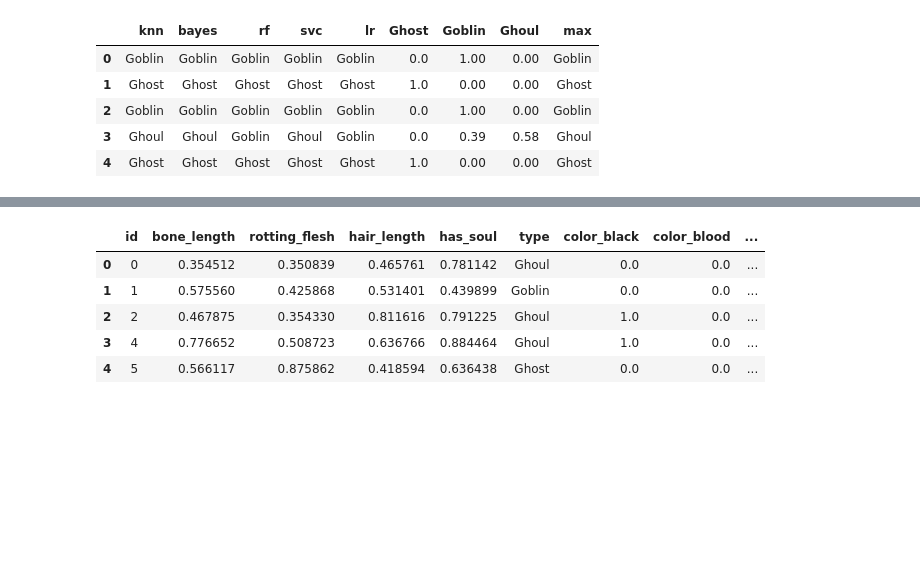
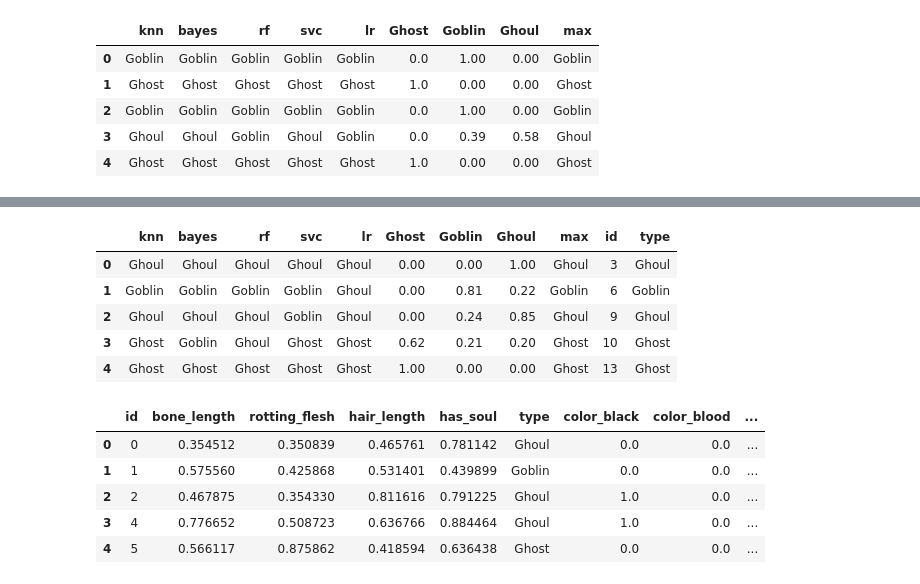
Before and after one commit to itaraday/Ghouls-Goblins-and-Ghosts, a Jupyter notebook: Ghouls, Goblins, and Ghosts... Boo!.ipynb, the cells around one changed output, grey strips where cells are left out. Saved outputs shown, nothing was run; the diff lists cells and outputs as text; code cells hidden in the pictures; blank space fills up the shorter version.

```diff
--- a/Ghouls, Goblins, and Ghosts... Boo!.ipynb
+++ b/Ghouls, Goblins, and Ghosts... Boo!.ipynb
@@ -27,6 +27,7 @@ import sklearn.metrics as met
 # %%
 train = pd.read_csv("train.csv")
 test = pd.read_csv("test.csv")
+ids = test.pop("id")
 train.columns.tolist()
 # %% [output]
 ['id',
@@ -376,3 +377,18 @@ preds.head()
 | 2 | Goblin | Goblin | Goblin | Goblin | Goblin | 0.0 | 1.00 | 0.00 | Goblin |
 | 3 | Ghoul | Ghoul | Goblin | Ghoul | Goblin | 0.0 | 0.39 | 0.58 | Ghoul |
 | 4 | Ghost | Ghost | Ghost | Ghost | Ghost | 1.0 | 0.00 | 0.00 | Ghost |
+# %%
+tests_fnl = {}
+preds_fnl = pd.DataFrame()
+
+tests_fnl['lr'] = LogisticRegression(penalty='l2',C=1000000,class_weight="balanced")
+tests_fnl['rf'] = RandomForestClassifier(n_estimators=750, n_jobs=-1)
+tests_fnl['knn'] = KNeighborsClassifier(n_neighbors=4)
+tests_fnl['svc'] = svm.NuSVC()
+tests_fnl['bayes'] = GaussianNB()
+
+for key in tests:
+    tests_fnl[key].fit(df_train,y)
+    y_pred= tests[key].predict(df_test)
+    preds_fnl[key] = y_pred
+preds_fnl.head()
@@ -378,0 +402,17 @@ preds.head()
+# %%
+preds_fnl["Ghost"] = 0.0
+preds_fnl["Goblin"] = 0.0
+preds_fnl["Ghoul"] = 0.0
+for key in weight:
+    for md in weight[key]:
+        preds_fnl[key] = preds_fnl.apply(lambda x: x[key] + (weight[key][md] if x[md] == key else 0), axis=1)
+preds_fnl["type"] = preds_fnl[["Ghost", "Goblin", "Ghoul"]].idxmax(axis=1)
+preds_fnl["id"] = ids
+preds_fnl.head()
+# %% [output]
+|  | knn | bayes | rf | svc | lr | Ghost | Goblin | Ghoul | max | id | type |
+| 0 | Ghoul | Ghoul | Ghoul | Ghoul | Ghoul | 0.00 | 0.00 | 1.00 | Ghoul | 3 | Ghoul |
+| 1 | Goblin | Goblin | Goblin | Goblin | Ghoul | 0.00 | 0.81 | 0.22 | Goblin | 6 | Goblin |
+| 2 | Ghoul | Ghoul | Ghoul | Goblin | Ghoul | 0.00 | 0.24 | 0.85 | Ghoul | 9 | Ghoul |
+| 3 | Ghost | Goblin | Ghoul | Ghost | Ghost | 0.62 | 0.21 | 0.20 | Ghost | 10 | Ghost |
+| 4 | Ghost | Ghost | Ghost | Ghost | Ghost | 1.00 | 0.00 | 0.00 | Ghost | 13 | Ghost |
```
Also changed, not shown: parts of 3 cells of this notebook, 2 other files.
